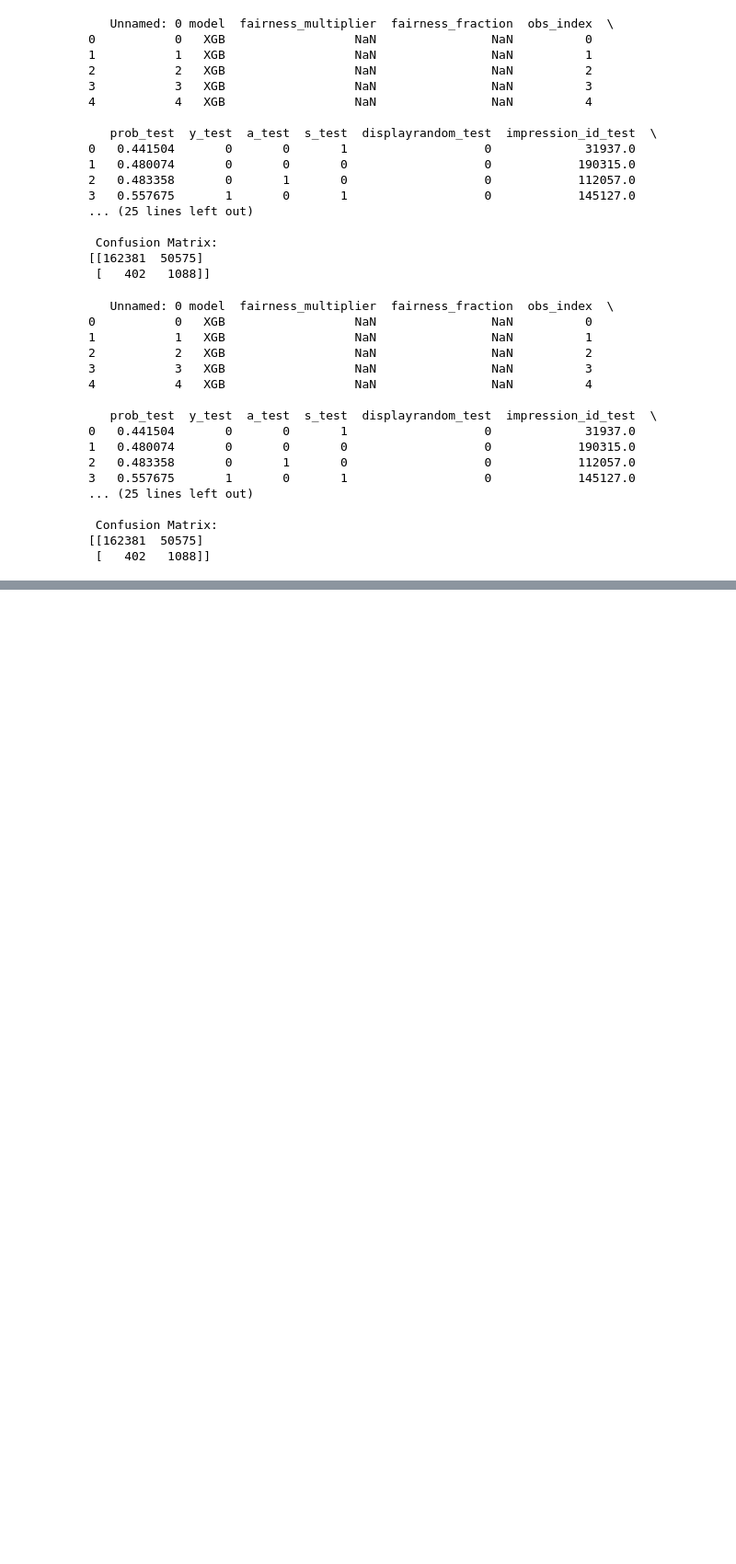
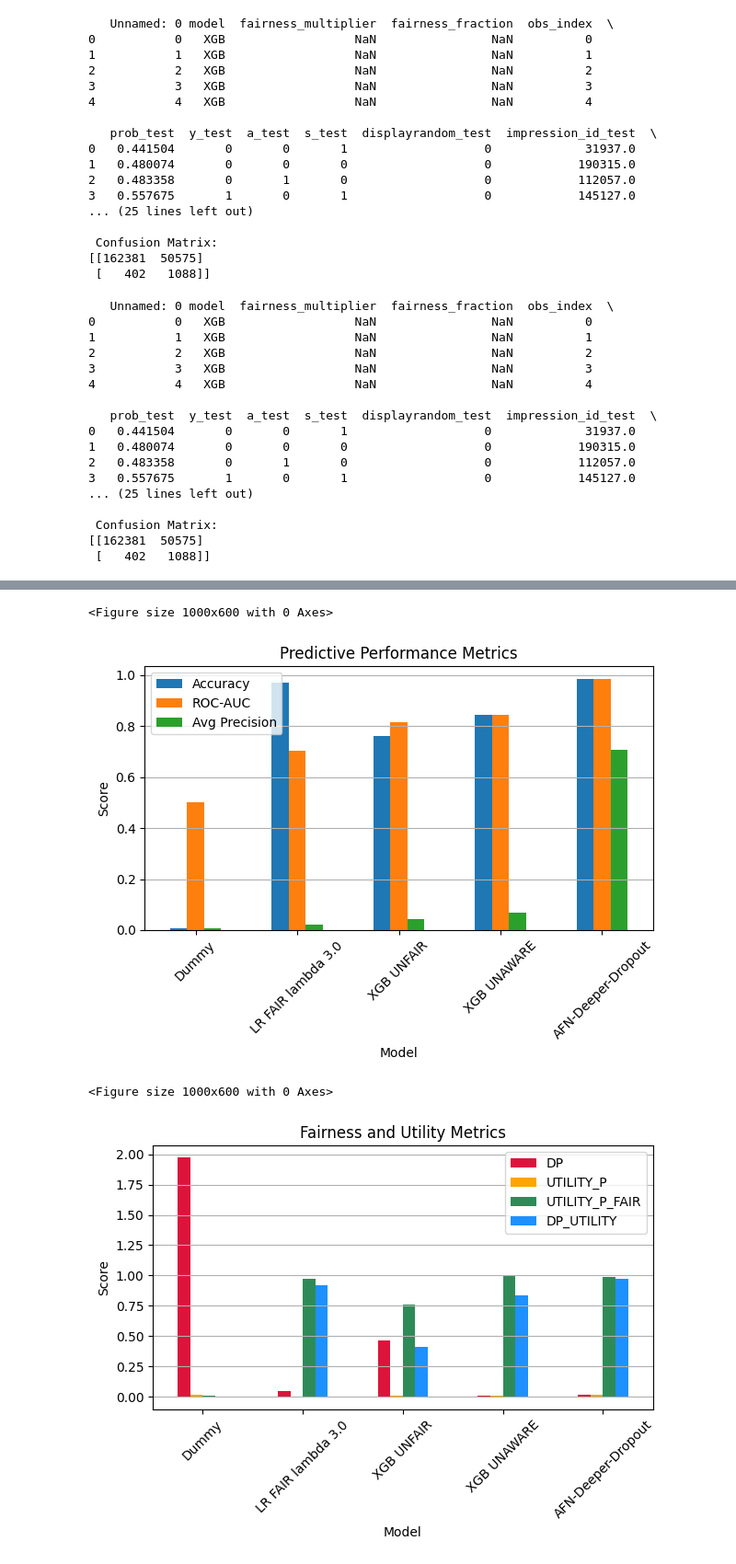
Before and after one commit to helloitsdaksh/Project_DSCI599-531, a Jupyter notebook: DSCI_531_599_Project.ipynb, the cells around one changed output, grey strips where cells are left out. Shown at 92% size. Drawn from its saved outputs; the diff is of its cells as text; code cells hidden in the pictures; blank space fills up the shorter version.

```diff
--- a/DSCI_531_599_Project.ipynb
+++ b/DSCI_531_599_Project.ipynb
@@ -1958,0 +2092,33 @@ print(conf_matrix)
+# %%
+import matplotlib.pyplot as plt
+import pandas as pd
+
+df = pd.DataFrame(models)
+df.set_index("Model", inplace=True)
+
+# --- Plot 1: Predictive Performance Metrics ---
+plt.figure(figsize=(10, 6))
+df[["Accuracy", "ROC-AUC", "Avg Precision"]].plot.bar()
+plt.title("Predictive Performance Metrics")
+plt.ylabel("Score")
+plt.xticks(rotation=45)
+plt.grid(axis="y")
+plt.tight_layout()
+plt.savefig("predictive_performance.png")
+plt.show()
+
+# --- Plot 2: Fairness and Utility Metrics ---
+plt.figure(figsize=(10, 6))
+df[["DP", "UTILITY_P", "UTILITY_P_FAIR", "DP_UTILITY"]].plot.bar(color=["crimson", "orange", "seagreen", "dodgerblue"])
+plt.title("Fairness and Utility Metrics")
+plt.ylabel("Score")
+plt.xticks(rotation=45)
+plt.grid(axis="y")
+plt.tight_layout()
+plt.savefig("fairness_utility.png")
+plt.show()
+# %% [output]
+<Figure size 1000x600 with 0 Axes>
+[figure, added]
+<Figure size 1000x600 with 0 Axes>
+[figure, added]
```
Also changed, not shown: parts of 2 cells of this notebook.
